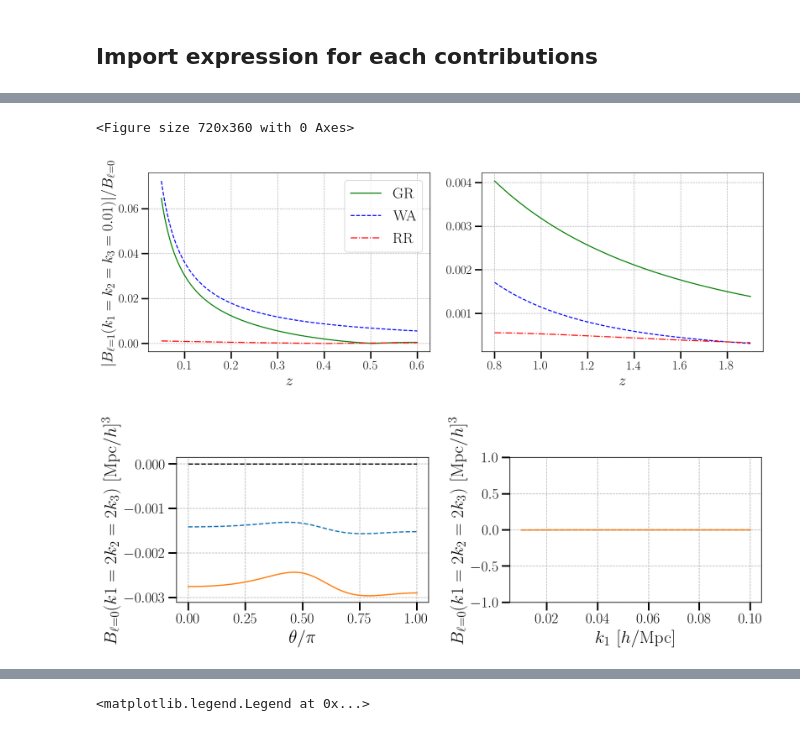
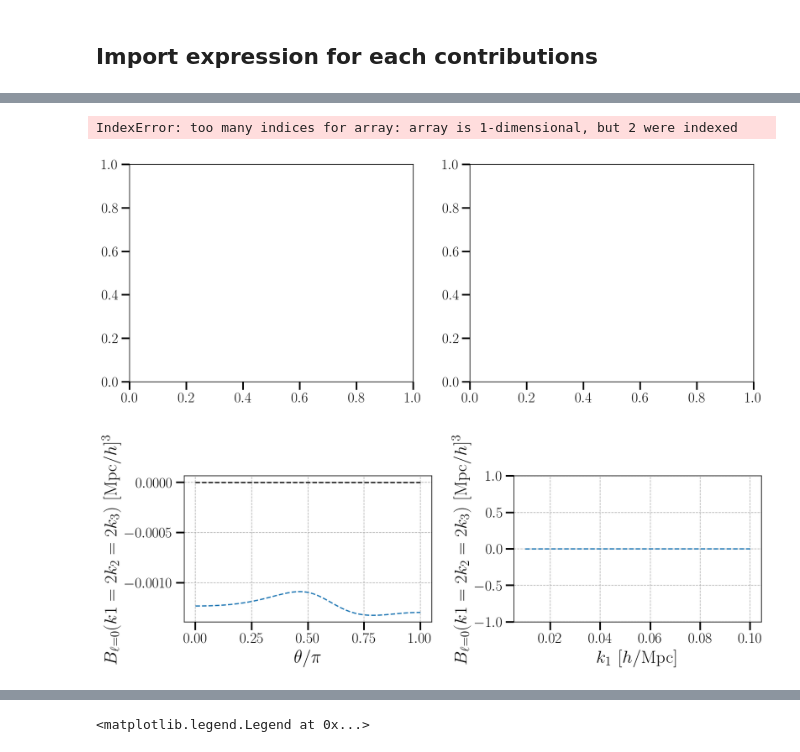
Before and after one commit to craddis1/ws_bk_theory, a Jupyter notebook: Bk_Theory.ipynb, the cells around one changed output, grey strips where cells are left out. Drawn from its saved outputs; the diff is of its cells as text; code cells hidden in the pictures.

Commit message:
plot making bonanza

```diff
--- a/Bk_Theory.ipynb
+++ b/Bk_Theory.ipynb
@@ -478,9 +470,3 @@ from der2_terms import *
 from mix_terms import *
 from GR import *
 from GRmix import *
-# %%
-import json
-with open('mathematica_expr/P12GR1l3.json') as f:
-    data = json.load(f)
-tmpexp = str(mathematica(data)).replace('I*','1j*').replace('-I*','-1j*').replace('sqrt(','np.sqrt(').replace('pi','np.pi')
-print(tmpexp)
@@ -517,4 +485,4 @@ class GR0PNG:
-        return perm12+perm13+perm23
+        return np.sqrt((4*np.pi))*(perm12+perm13+perm23)
 
     def l2(params,paramsPNG):
         k1,k2,k3,theta,Pk1,Pk2,Pk3,Pkd1,Pkd2,Pkd3,Pkdd1,Pkdd2,Pkdd3,d,K,C,f,D1,b1,b2,g2 = params
@@ -634,11 +602,9 @@ for i in [1,1.5,2,3,4,4.5]:
     derivs = cosmo_functions.get_derivs(zz)
     betas = cosmo_functions.get_beta_funcs(zz)
 
-    #plt.plot(theta,3.5*(GR0.l0(params)+GR2.l0(params,betas))/part_reduced(params))
     #plt.plot(theta,np.sqrt((4*np.pi)/5)*(GR0.l2(params)+GR2.l2(params,betas))/part_reduced(params))
-
     #plt.plot(theta,np.sqrt((4*np.pi)/3)*GR1.l1(params,betas).imag/part_reduced(params),'--')
-    plt.plot(theta,np.sqrt((4*np.pi)/7)*GR1_test.l3(params,betas).imag/part_reduced(params),'--')
+    plt.plot(theta,np.sqrt((4*np.pi)/7)*GR1.l3(params,betas).imag/part_reduced(params),'--')
 
 plt.xlabel('$ k_2 \,\,[h/\mathrm{Mpc}]$')
 #plt.ylabel('$ B_{\ell=0}(k1=2 k_2=2 k_3) \,\,[\mathrm{Mpc}/h]^3$')
@@ -760,17 +722,18 @@ k3 = k1/2
 k2= k1
 theta = np.arccos((k3**2 - k1**2 - k2**2)/(2*k1*k2))
 #k3 = np.sqrt(k1**2 + k2**2 + 2*k1*k2*np.cos(theta))
+
+cosmo_functions = CosmologicalFunctions(cosmo)
 params = cosmo_functions.get_params(k1,k2,theta,zz)
 derivs = cosmo_functions.get_derivs(zz)
 betas = cosmo_functions.get_beta_funcs(zz)
-PNGparams = cosmo_functions.get_PNGparams(1,zz)
+PNGparams = cosmo_functions.get_PNGparams(1,zz,k1,k2,k3)
 
 plt.figure(figsize=(10,6))
 r=0;s=0
 
 totalwa = WA2.l0(params,r,s)+Der2.l0(params,derivs,r,s)+Mix.l0(params,derivs,r,s)+WAGR.l0(params,betas,r,s)+DerGR.l0(params,derivs,betas,r,s)
 total = totalwa+GR2.l0(params,betas)
-total1 = totalwa+GR22.l0(params,betas)
 
 #plt.plot(k3,np.abs(GR2.l0(params,betas)),'-.',label='GR',color='green')
 #plt.plot(k3,np.abs(WA2.l0(params,r,s)),'--',label='Wide-angle',color='blue')
@@ -782,7 +745,6 @@ total1 = totalwa+GR22.l0(params,betas)
 
 plt.plot(k3,np.abs(totalwa),'--',label='Total',color='black')
 plt.plot(k3,np.abs(total),label='Total',color='black')
-plt.plot(k3,np.abs(total1),label='Total',color='green')
 
 plt.xscale('log')
 plt.yscale('log')
@@ -794,5 +888,5 @@ plt.show()
 # %%
-plt.figure(figsize=(10,5))
+
 
 #plt.xlim(0,1)
 z_plot = np.linspace(0.05,0.6,1000)#np.linspace(0.8,1.9,1000)#
@@ -810,7 +904,7 @@ PNGparams = cosmo_functions.get_PNGparams(1,z_plot,k1,k2,k3)
 
 r=0;s=0
 
-norm = GR0.l0(params)
+norm = C
 
 if False:
     #totalwa = WA2.l0(params,r,s)+Der2.l0(params,derivs,r,s)+Mix.l0(params,derivs,r,s)+WAGR.l0(params,betas,r,s)+DerGR.l0(params,derivs,betas,r,s)
@@ -818,7 +912,6 @@ if False:
 
     plt.plot(z_plot,np.abs(totalwa/GR0.l0(params)),'--',label='Total',color='black')
     plt.plot(z_plot,np.abs(total/GR0.l0(params)),label='Total',color='black')
-    #plt.plot(z_plot,(GR22.l0(params,betas)/norm),'-.',label='GR',color='green')
     #plt.plot(z_plot,(WA2.l0(params,r,s)/norm),'--',label='Wide-angle',color='blue')
     #plt.plot(z_plot,(Der2.l0(params,derivs,r,s)/norm),'--',label='redshift derivative',color='red')
     #plt.plot(z_plot,(Mix.l0(params,derivs,r,s)/norm),'-.',label='Mixed',color='orange')
@@ -829,36 +922,36 @@ if False:
     plt.grid(ls='--',lw=0.75)
     plt.xlabel('$z$')
 
 else:
     fig, axs = plt.subplots(nrows=1, ncols=2, figsize=(14, 5))
     for i in range(2):
         if i == 0:
             cosmo_functions = CosmologicalFunctions(cosmo,'DESI')
             z_plot = np.linspace(0.05,0.6,1000)
         else:
             cosmo_functions = CosmologicalFunctions(cosmo)
-            z_plot = np.linspace(0.8,1.9,1000)#np.linspace(0.05,0.6,1000)
+            z_plot = np.linspace(0.9,1.8,1000)#np.linspace(0.05,0.6,1000)
 
         params = cosmo_functions.get_params(k1,k2,theta,z_plot)
         derivs = cosmo_functions.get_derivs(z_plot)
         betas = cosmo_functions.get_beta_funcs(z_plot)
 
         axs[i].plot(z_plot,np.abs(GR1.l1(params,betas)/norm),'-',label='GR',color='green')
         axs[i].plot(z_plot,np.abs(WA1.l1(params,r,s)/norm),'--',label='WA',color='blue')
         axs[i].plot(z_plot,np.abs(Der1.l1(params,derivs,r,s)/norm),'-.',label='RR',color='red')
         axs[i].set_xlabel('$z$')
         axs[i].grid(ls='--',lw=0.75)
         #axs[i].set_yscale('log')
 
     axs[0].legend()
     axs[0].set_ylabel('$  |B_{\ell=1}(k_1=k_2= k_3=0.01)|/B_{\ell=0}$')
     plt.tight_layout()
     #plt.savefig('redshift_first.png', bbox_inches='tight', dpi=400)
 
 #plt.ylabel('$  B_{\ell=1}(k_1=k_2= k_3=0.01)\,\,[\mathrm{Mpc}/h]^6$')
 # %% [output]
-<Figure size 720x360 with 0 Axes>
+IndexError: too many indices for array: array is 1-dimensional, but 2 were indexed
-[figure, old version]
+[figure, new version]
 # %%
 #for quadrupole
 
@@ -888,7 +981,7 @@ norm = GR0.l0(params)
 #ax1.plot(theta/np.pi,WA2.l2(params,r,s)/norm)
 #ax1.plot(theta/np.pi,comb/norm)
 ax1.plot(theta/np.pi,GR2.l2(params,betas)/norm,'--')
-ax1.plot(theta/np.pi,GR22.l2(params,betas)/norm,'-')
+
 ax1.set_xlabel(r'$ \theta /\pi$')
 ax1.set_ylabel('$ B_{\ell=0}(k1=2 k_2=2 k_3) \,\,[\mathrm{Mpc}/h]^3$')
 ax1.plot(theta/np.pi,np.zeros_like(theta),'--', color='black')
@@ -907,7 +1000,6 @@ betas = cosmo_functions.get_beta_funcs(zz)
 # Plot on each subplot
 #ax2.plot(k1,WA2.l2(params,r,s)/norm)
 ax2.plot(k1,GR2.l2(params,betas)/norm,'--')
-ax2.plot(k1,GR22.l2(params,betas)/norm,'-')
 #ax2.plot(k1,comb/norm)
 ax2.set_xlabel(r'$ k_1 \,\, [h/\mathrm{Mpc}]$')
 ax2.set_ylabel('$ B_{\ell=0}(k1=2 k_2=2 k_3) \,\,[\mathrm{Mpc}/h]^3$')
@@ -918,4 +1010,4 @@ ax2.grid(ls='--',lw=0.75)
 plt.tight_layout()
 plt.show()
 # %% [output]
-[figure, old version]
+[figure, new version]
```
Also changed, not shown: parts of 35 cells of this notebook, 8 other files.
